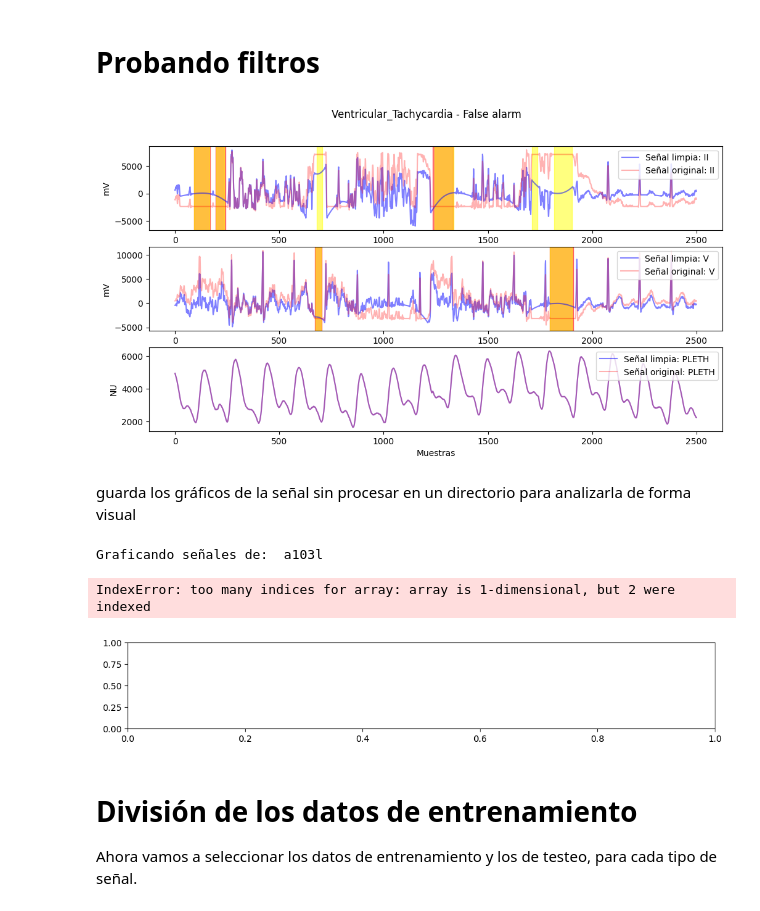
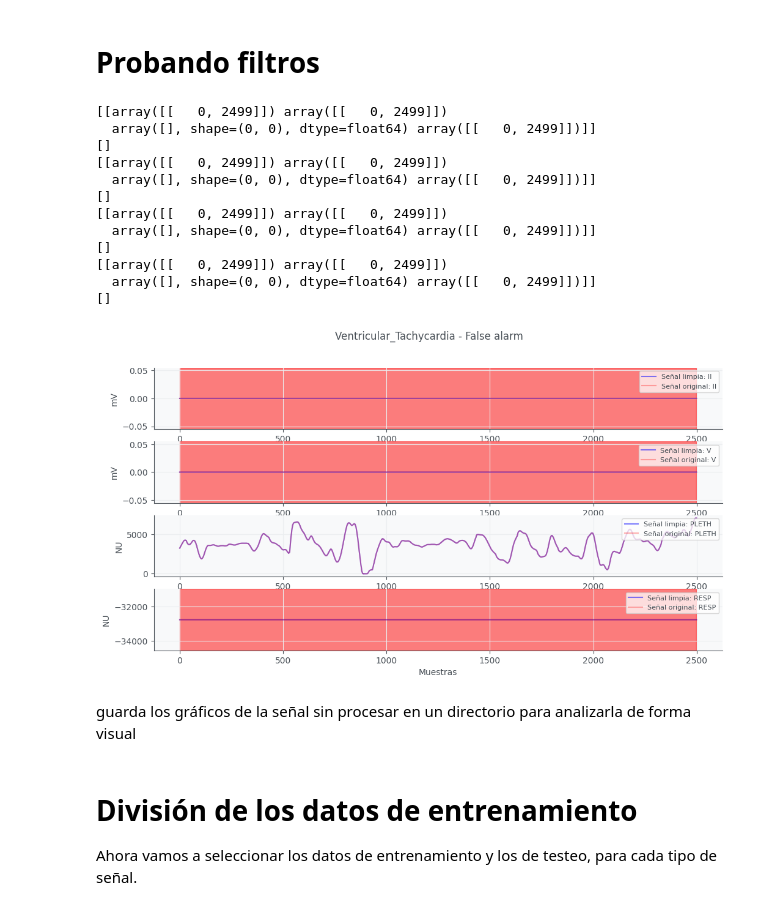
Before and after one commit to vynzk/UCIprojA-main, a Jupyter notebook: inform3.ipynb, the cells around one changed output. Drawn from its saved outputs; the diff is of its cells as text; code cells hidden in the pictures.

```diff
--- a/inform3.ipynb
+++ b/inform3.ipynb
@@ -85,12 +85,16 @@ def grafica_preview(record, signals, oldSignal, path, flat_areas=[], zigzag_area
         plt.plot(signals[i, :], label=f'Señal limpia: {record.sig_name[i]}', color='blue', alpha=0.5)
         plt.plot(oldSignal[i, :], label=f'Señal original: {record.sig_name[i]}', color='red', alpha=0.3)
         # Resaltar visualmente los segmentos planos si existen
-        if  flat_areas[0,i].size != 0:
+
+        print(flat_areas)
+        print(zigzag_areas)
+
+        if  flat_areas.size > 0:
             for flat in flat_areas[0,i]:
                 plt.axvspan(flat[0], flat[1], color='red', alpha=0.5)
 
         # Resaltar visualmente los segmentos zigzag si existen
-        if zigzag_areas[0,i].size != 0:
+        if zigzag_areas.size > 0:
             for zigzag in zigzag_areas[0,i]:
                 plt.axvspan(zigzag[0], zigzag[1], color='yellow', alpha=0.5)
 
@@ -352,25 +353,31 @@ print(example)
 # Probando filtros
 # %%
 # grafica una señal limpia preview
-nameFile = nameFiles.index('v775l') #nombre de la muestra
+nameFile = nameFiles.index('v774s') #nombre de la muestra
 record = read_file_hea(nameFiles[nameFile], old_path) #buscar . hea siempre será en old_path
 signalPreview = read_file_mat(nameFiles[nameFile], new_path)
 oldSignal = read_file_mat(nameFiles[nameFile], old_path)
 flat_areas = read_file_flat(nameFiles[nameFile], new_path)
 zigzag_areas = read_file_zigzag(nameFiles[nameFile], new_path)
 
 
 grafica_preview(record, signalPreview, oldSignal, new_path, flat_areas, zigzag_areas)
 # %% [output]
+[[array([[   0, 2499]]) array([[   0, 2499]])
+  array([], shape=(0, 0), dtype=float64) array([[   0, 2499]])]]
+[]
+[[array([[   0, 2499]]) array([[   0, 2499]])
+  array([], shape=(0, 0), dtype=float64) array([[   0, 2499]])]]
+[]
+[[array([[   0, 2499]]) array([[   0, 2499]])
+  array([], shape=(0, 0), dtype=float64) array([[   0, 2499]])]]
+[]
+[[array([[   0, 2499]]) array([[   0, 2499]])
+  array([], shape=(0, 0), dtype=float64) array([[   0, 2499]])]]
+[]
-[figure, old version]
+[figure, new version]
 # %% [markdown]
 guarda los gráficos de la señal sin procesar en un directorio para analizarla de forma visual
-# %%
-graf_signals(nameFiles, dirty_path, len(nameFiles), 'data/imgs/cleaned/')
-# %% [output]
-Graficando señales de:  a103l
-IndexError: too many indices for array: array is 1-dimensional, but 2 were indexed
-[figure, removed]
 # %% [markdown]
 # División de los datos de entrenamiento
 Ahora vamos a seleccionar los datos de entrenamiento y los de testeo, para cada tipo de señal.
```
Also changed, not shown: parts of 3 cells of this notebook, 1 other file.
